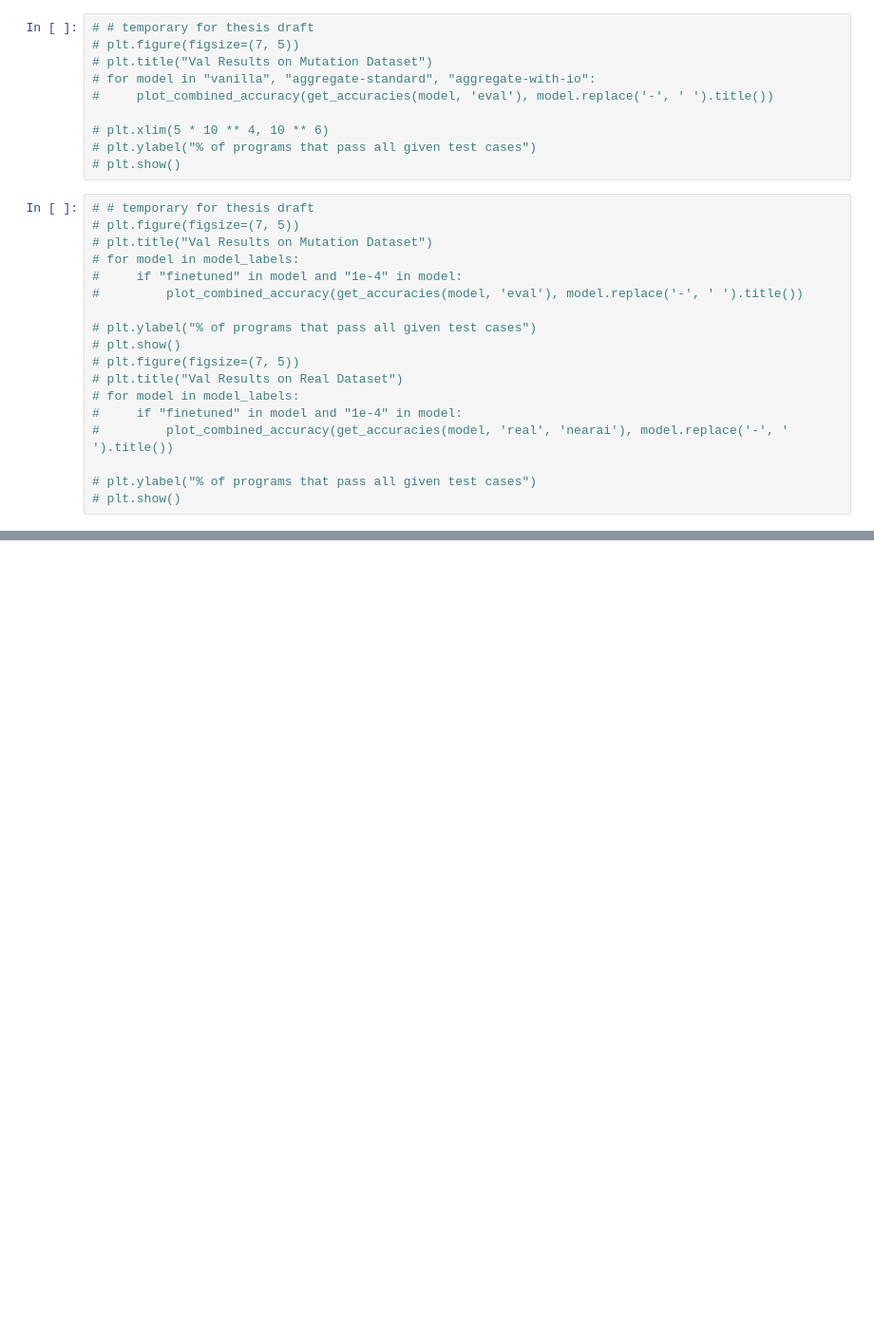
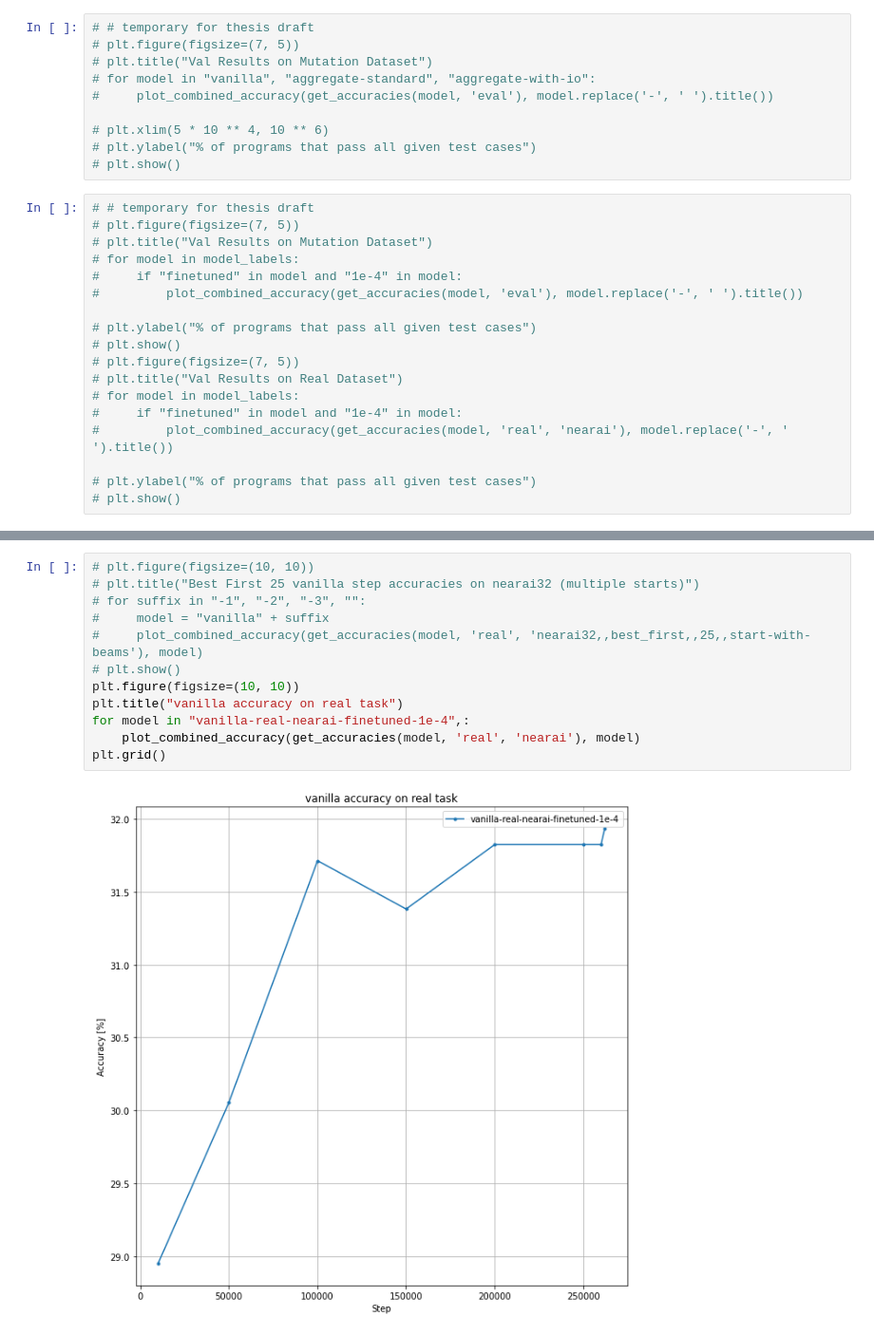
Before and after one commit to kavigupta/program_synthesis, a Jupyter notebook: notebooks/results.ipynb, the cells around one changed output, grey strips where cells are left out. Shown at 95% size. Drawn from its saved outputs; the diff is of its cells as text; blank space fills up the shorter version.

```diff
--- a/notebooks/results.ipynb
+++ b/notebooks/results.ipynb
@@ -296,0 +133,14 @@ plt.grid()
+# %%
+# plt.figure(figsize=(10, 10))
+# plt.title("Best First 25 vanilla step accuracies on nearai32 (multiple starts)")
+# for suffix in "-1", "-2", "-3", "":
+#     model = "vanilla" + suffix
+#     plot_combined_accuracy(get_accuracies(model, 'real', 'nearai32,,best_first,,25,,start-with-beams'), model)
+# plt.show()
+plt.figure(figsize=(10, 10))
+plt.title("vanilla accuracy on real task")
+for model in "vanilla-real-nearai-finetuned-1e-4",:
+    plot_combined_accuracy(get_accuracies(model, 'real', 'nearai'), model)
+plt.grid()
+# %% [output]
+[figure, added]
```
Also changed, not shown: parts of 13 cells of this notebook, 3 other files.
